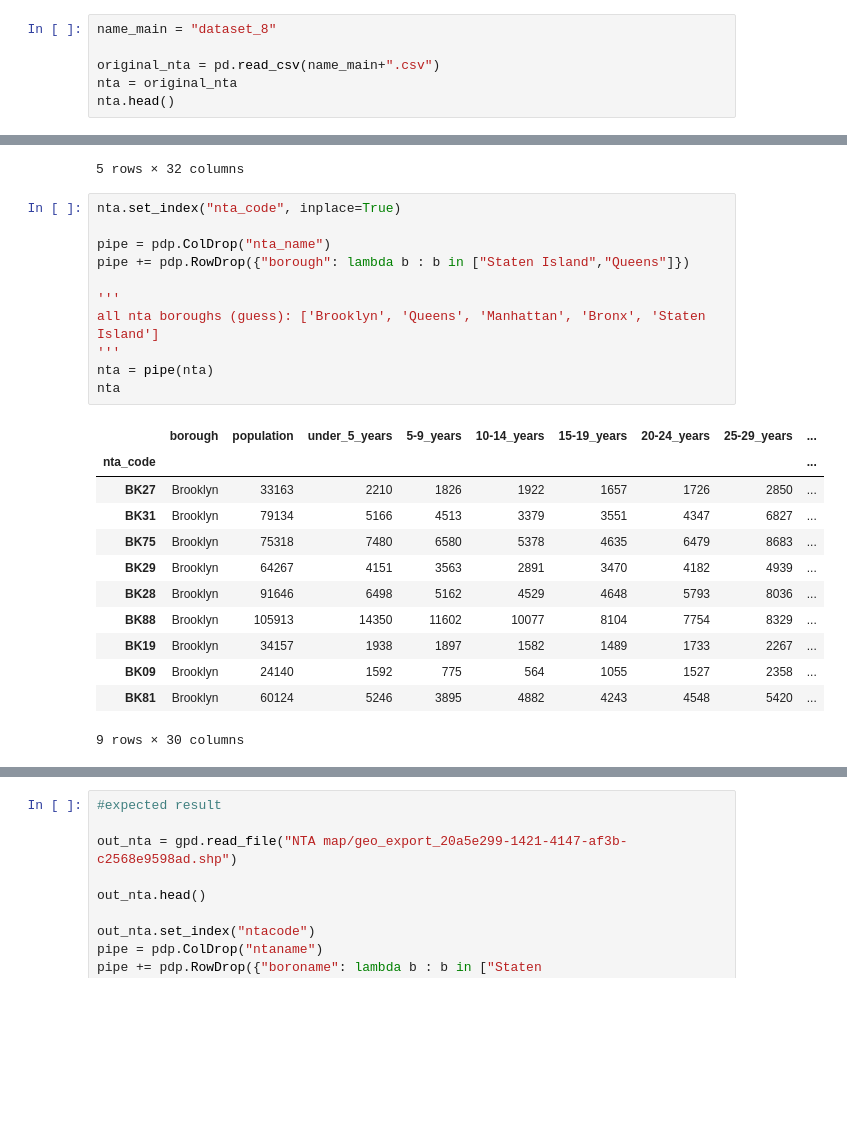
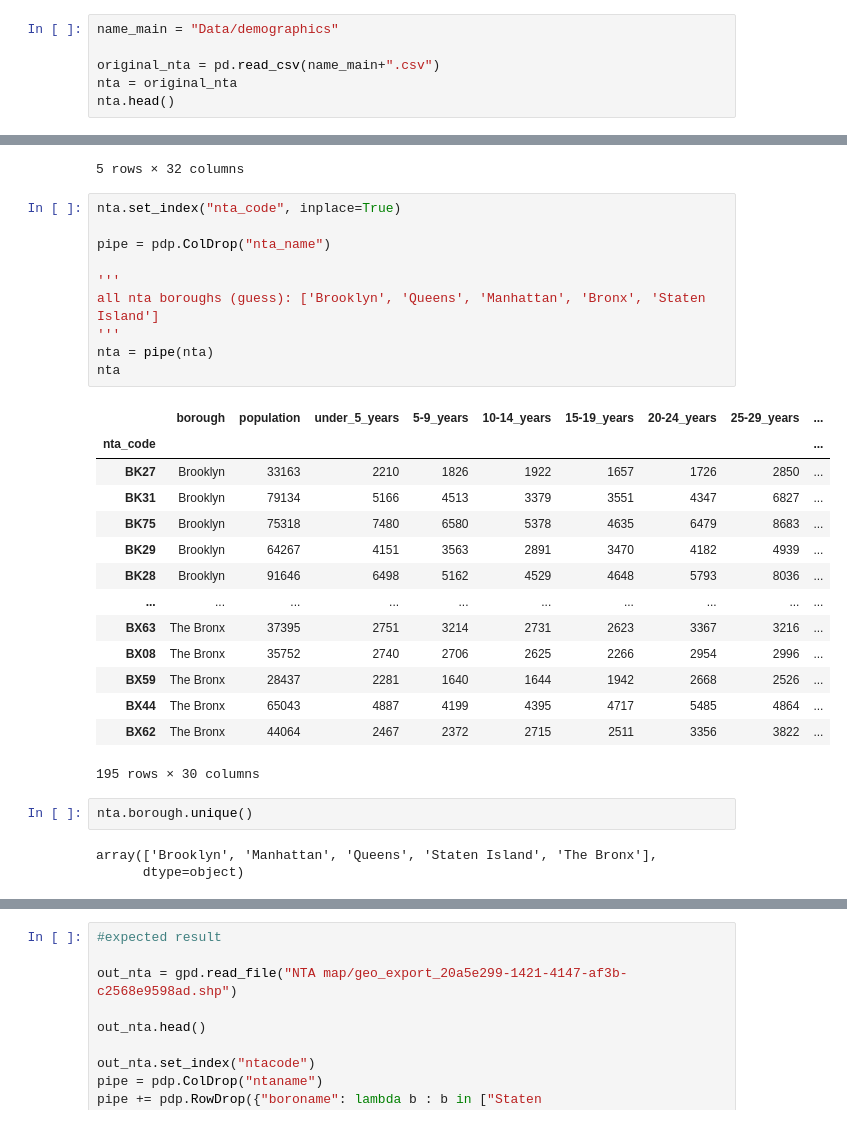
Before and after one commit to fpervaiz/LondonSpringDatathon2020, a Jupyter notebook: clean_nta.ipynb, the cells around one changed output, grey strips where cells are left out. Drawn from its saved outputs; the diff is of its cells as text; blank space fills up the shorter version.

```diff
--- a/clean_nta.ipynb
+++ b/clean_nta.ipynb
@@ -9,7 +9,7 @@ import descartes
 
 from shapely.geometry import Point, Polygon, MultiPolygon
 # %%
-name_main = "dataset_8"
+name_main = "Data/demographics"
 
 original_nta = pd.read_csv(name_main+".csv")
 nta = original_nta
@@ -25,25 +25,31 @@ nta.head()
 # %%
 nta.set_index("nta_code", inplace=True)
 
 pipe = pdp.ColDrop("nta_name")
-pipe += pdp.RowDrop({"borough": lambda b : b in ["Staten Island","Queens"]})
 
 '''
 all nta boroughs (guess): ['Brooklyn', 'Queens', 'Manhattan', 'Bronx', 'Staten Island']
 '''
 nta = pipe(nta)
 nta
 # %% [output]
 |  | borough | population | under_5_years | 5-9_years | 10-14_years | 15-19_years | 20-24_years | 25-29_years | ... |
 | nta_code |  |  |  |  |  |  |  |  | ... |
 | BK27 | Brooklyn | 33163 | 2210 | 1826 | 1922 | 1657 | 1726 | 2850 | ... |
 | BK31 | Brooklyn | 79134 | 5166 | 4513 | 3379 | 3551 | 4347 | 6827 | ... |
 | BK75 | Brooklyn | 75318 | 7480 | 6580 | 5378 | 4635 | 6479 | 8683 | ... |
 | BK29 | Brooklyn | 64267 | 4151 | 3563 | 2891 | 3470 | 4182 | 4939 | ... |
 | BK28 | Brooklyn | 91646 | 6498 | 5162 | 4529 | 4648 | 5793 | 8036 | ... |
-| BK88 | Brooklyn | 105913 | 14350 | 11602 | 10077 | 8104 | 7754 | 8329 | ... |
-| BK19 | Brooklyn | 34157 | 1938 | 1897 | 1582 | 1489 | 1733 | 2267 | ... |
-| BK09 | Brooklyn | 24140 | 1592 | 775 | 564 | 1055 | 1527 | 2358 | ... |
-| BK81 | Brooklyn | 60124 | 5246 | 3895 | 4882 | 4243 | 4548 | 5420 | ... |
+| ... | ... | ... | ... | ... | ... | ... | ... | ... | ... |
+| BX63 | The Bronx | 37395 | 2751 | 3214 | 2731 | 2623 | 3367 | 3216 | ... |
+| BX08 | The Bronx | 35752 | 2740 | 2706 | 2625 | 2266 | 2954 | 2996 | ... |
+| BX59 | The Bronx | 28437 | 2281 | 1640 | 1644 | 1942 | 2668 | 2526 | ... |
+| BX44 | The Bronx | 65043 | 4887 | 4199 | 4395 | 4717 | 5485 | 4864 | ... |
+| BX62 | The Bronx | 44064 | 2467 | 2372 | 2715 | 2511 | 3356 | 3822 | ... |
-9 rows × 30 columns
+195 rows × 30 columns
+# %%
+nta.borough.unique()
+# %% [output]
+array(['Brooklyn', 'Manhattan', 'Queens', 'Staten Island', 'The Bronx'],
+      dtype=object)
 # %%
```
Also changed, not shown: parts of 3 cells of this notebook.
